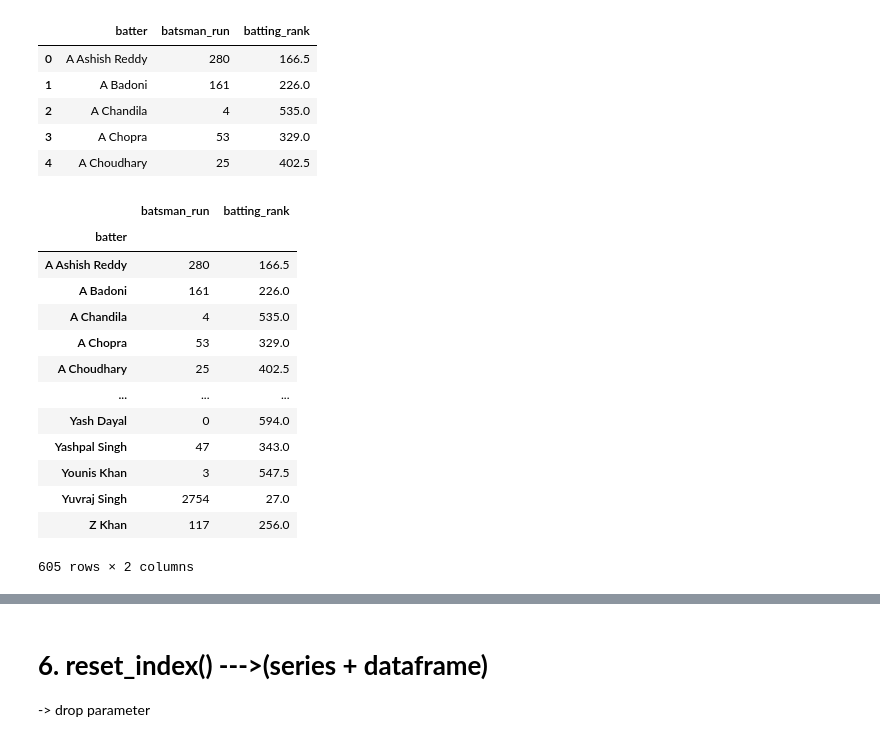
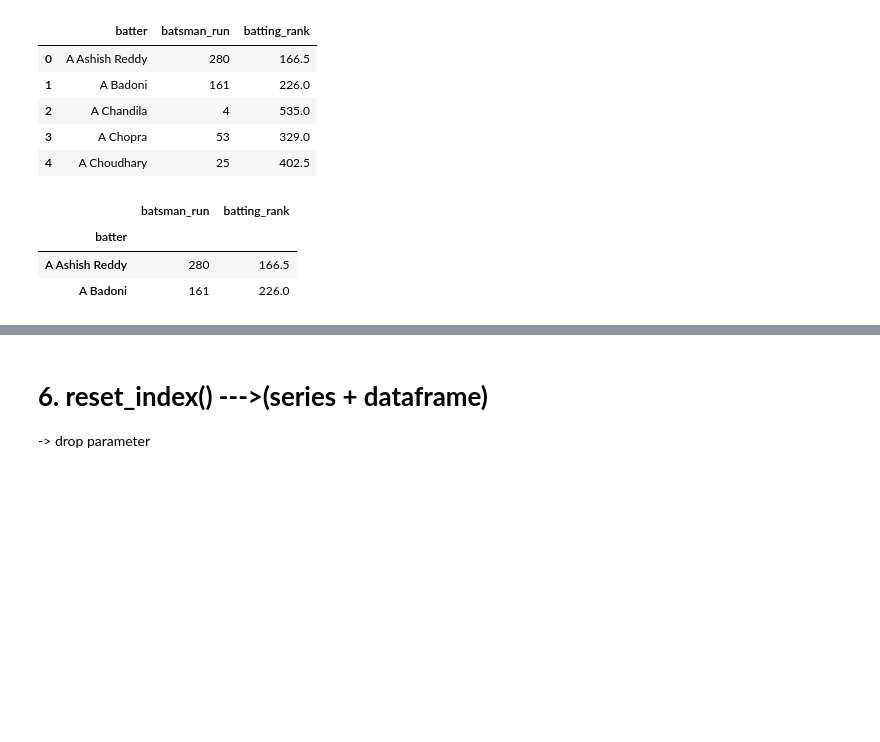
Before and after one commit to thekhushal/Learning, a Jupyter notebook: DataScience/92_CampusX_DSMP/session_18_dataframe_methods.ipynb, the cells around one changed output, grey strips where cells are left out. Saved outputs shown, nothing was run; the diff lists cells and outputs as text; code cells hidden in the pictures; blank space fills up the shorter version.

```diff
--- a/DataScience/92_CampusX_DSMP/session_18_dataframe_methods.ipynb
+++ b/DataScience/92_CampusX_DSMP/session_18_dataframe_methods.ipynb
@@ -300,20 +300,11 @@ batsman.head()
 | 3 | A Chopra | 53 | 329.0 |
 | 4 | A Choudhary | 25 | 402.5 |
 # %%
-batsman.set_index(keys='batter')
+batsman.set_index(keys='batter').head(2)
 # Without inplace it is a temporary change and the original dataframe will remain unchanged
+# batsman.set_index('batter',inplace=True) # inplace parameter makes changes permanent
 # %% [output]
 |  | batsman_run | batting_rank |
 | batter |  |  |
 | A Ashish Reddy | 280 | 166.5 |
 | A Badoni | 161 | 226.0 |
-| A Chandila | 4 | 535.0 |
-| A Chopra | 53 | 329.0 |
-| A Choudhary | 25 | 402.5 |
-| ... | ... | ... |
-| Yash Dayal | 0 | 594.0 |
-| Yashpal Singh | 47 | 343.0 |
-| Younis Khan | 3 | 547.5 |
-| Yuvraj Singh | 2754 | 27.0 |
-| Z Khan | 117 | 256.0 |
-605 rows × 2 columns
```
Also changed, not shown: parts of 21 cells of this notebook.
